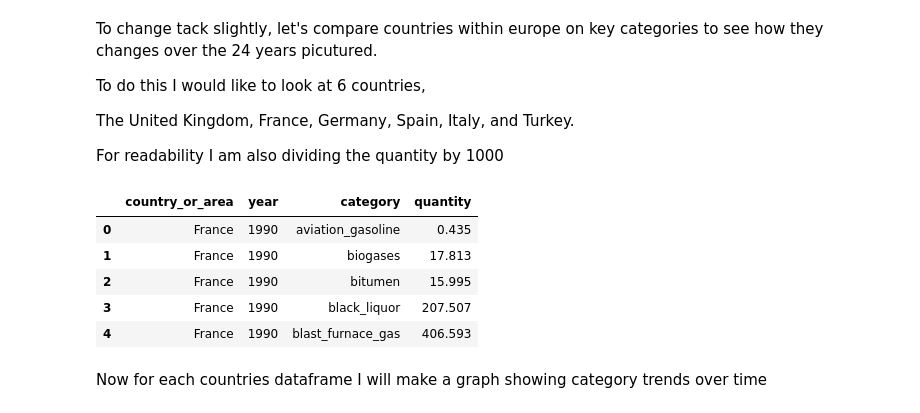
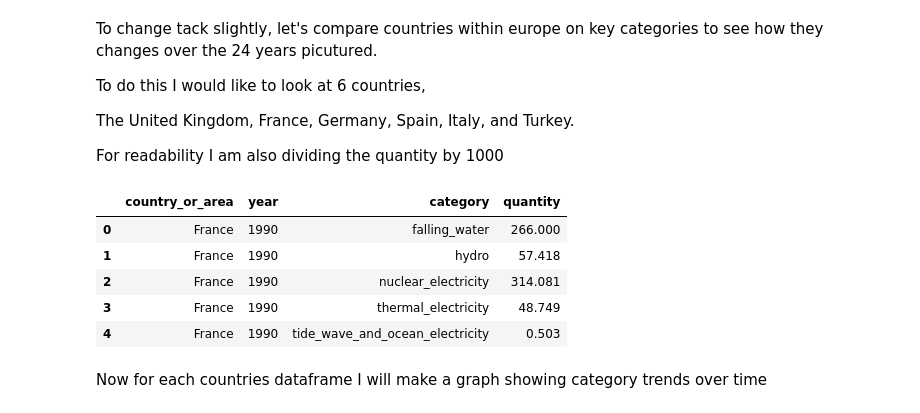
Before and after one commit to See-You-Data/UNInternationalEnergyData, a Jupyter notebook: dan_exploratory_analysis.ipynb, the cells around one changed output. Cells and saved outputs as stored; diff of their text form; code cells hidden in the pictures.

```diff
--- a/dan_exploratory_analysis.ipynb
+++ b/dan_exploratory_analysis.ipynb
@@ -244,17 +244,18 @@ The United Kingdom, France, Germany, Spain, Italy, and Turkey.
 For readability I am also dividing the quantity by 1000
 # %%
 df_eu = df[df['country_or_area'].isin(['United Kingdom','France','Germany','Italy','Spain','Turkey'])]
+df_eu = df_eu[df_eu['unit']=='Kilowatt-hours, million']
 df_eu = df_eu.groupby(['country_or_area','year','category']).sum()
 df_eu['quantity'] = df_eu['quantity'].div(1000)
 df_eu.reset_index(inplace=True)
 df_eu.head()
 # %% [output]
 |  | country_or_area | year | category | quantity |
-| 0 | France | 1990 | aviation_gasoline | 0.435 |
-| 1 | France | 1990 | biogases | 17.813 |
-| 2 | France | 1990 | bitumen | 15.995 |
-| 3 | France | 1990 | black_liquor | 207.507 |
-| 4 | France | 1990 | blast_furnace_gas | 406.593 |
+| 0 | France | 1990 | falling_water | 266.000 |
+| 1 | France | 1990 | hydro | 57.418 |
+| 2 | France | 1990 | nuclear_electricity | 314.081 |
+| 3 | France | 1990 | thermal_electricity | 48.749 |
+| 4 | France | 1990 | tide_wave_and_ocean_electricity | 0.503 |
 # %% [markdown]
 Now for each countries dataframe I will make a graph showing category trends over time
 # %%
```
Also changed, not shown: parts of 5 cells of this notebook.
